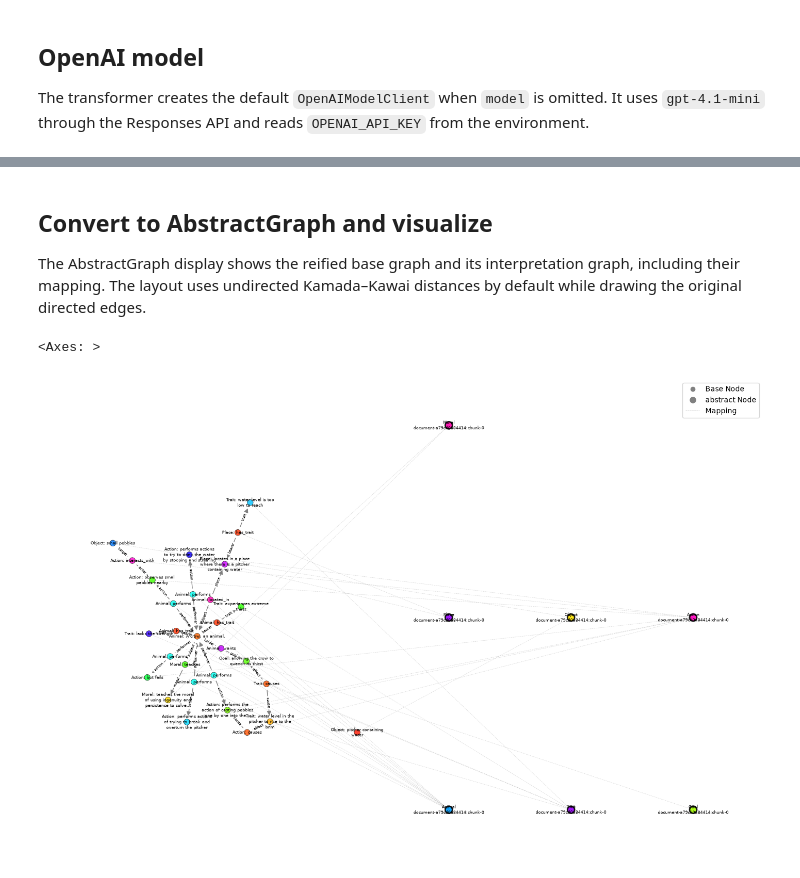
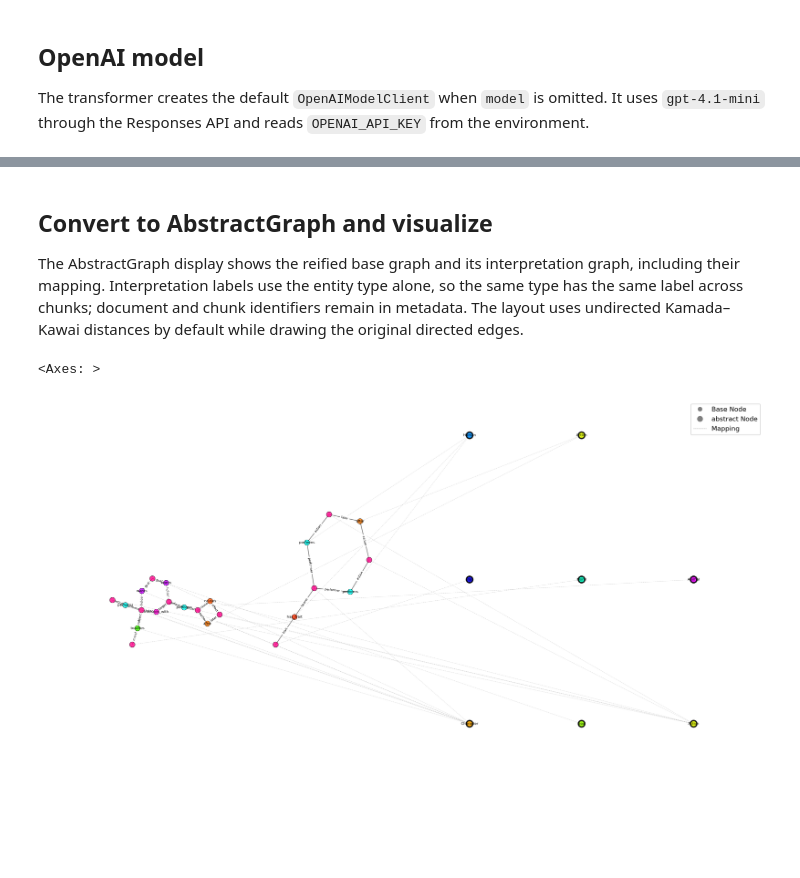
Before and after one commit to fabriziocosta/SemanticGraphicalizer, a Jupyter notebook: notebooks/aesop_tales.ipynb, the cells around one changed output, grey strips where cells are left out. Drawn from its saved outputs; the diff is of its cells as text; code cells hidden in the pictures; blank space fills up the shorter version.

```diff
--- a/notebooks/aesop_tales.ipynb
+++ b/notebooks/aesop_tales.ipynb
@@ -113,27 +116,27 @@ graphicalizer.display(
 # %% [markdown]
 ## Convert to AbstractGraph and visualize
 
-The AbstractGraph display shows the reified base graph and its interpretation graph, including their mapping. The layout uses undirected Kamada–Kawai distances by default while drawing the original directed edges.
+The AbstractGraph display shows the reified base graph and its interpretation graph, including their mapping. Interpretation labels use the entity type alone, so the same type has the same label across chunks; document and chunk identifiers remain in metadata. The layout uses undirected Kamada–Kawai distances by default while drawing the original directed edges.
 # %%
 from abstractgraph import display as display_abstract_graph
 
 abstract_graph = graphicalizer.to_abstract_graph(
     traces[0],
-    preserve_direction=True,
+    preserve_direction=False,
     parallel_edge_policy="combine",
 )
 
 display_abstract_graph(
     abstract_graph,
-    size=(18, 12),
+    size=(20, 10),
     show_legend=True,
     node_labels=True,
-    node_label_attr="display_label",
-    node_label_font_size=6,
+    node_label_attr="label",
+    node_label_font_size=5.5,
     edge_labels=True,
-    edge_label_font_size=5,
+    edge_label_font_size=4.5,
     undirected_layout=True,
 )
 # %% [output]
 <Axes: >
-[figure, old version]
+[figure, new version]
```
Also changed, not shown: parts of 3 cells of this notebook, 3 other files.
